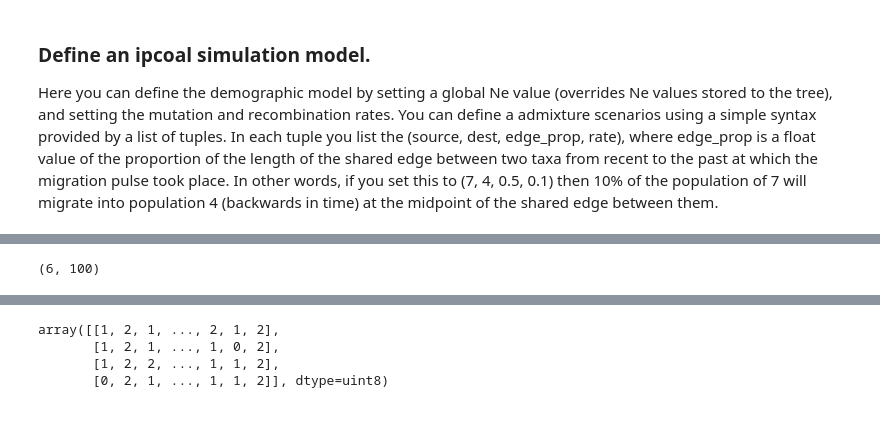
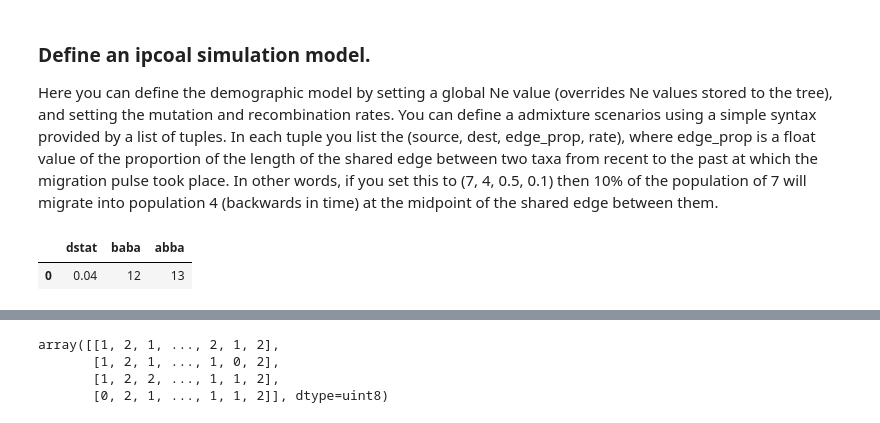
Before and after one commit to pmckenz1/ipcoal, a Jupyter notebook: notebooks/ipcoal-demo.ipynb, the cells around one changed output, grey strips where cells are left out. Cells and saved outputs as stored; diff of their text form; code cells hidden in the pictures.

```diff
--- a/notebooks/ipcoal-demo.ipynb
+++ b/notebooks/ipcoal-demo.ipynb
@@ -69,11 +68,11 @@ model.df
 ### Define a species/population tree
 Node heights should be in units of generations.
 # %%
-# generate a random 6-tip tree with root height of 1M generations
-tree = toytree.rtree.coaltree(6, seed=222).mod.node_scale_root_height(1e6)
+# generate an imbalanced 6-tip tree with root height of 1M generations
+tree = toytree.rtree.imbtree(4, treeheight=5e5)
 
 # draw tree showing idx labels
-tree.draw(tree_style='c');
+tree.draw(tree_style='p', tip_labels=True);
 # %% [output]
 [interactive output not drawn]
 # %% [markdown]
@@ -93,11 +92,12 @@ model.sim_snps(1000)
 # %%
 mats = ipcoal.utils.get_snps_count_matrix(tree, model.seqs)
+# %%
+ipcoal.utils.calculate_dstat(model.seqs, 0, 1, 2, 3)
+# %% [output]
+|  | dstat | baba | abba |
+| 0 | 0.04 | 12 | 13 |
 # %%
 import toyplot
 toyplot.matrix(mats[0], margin=0, width=300);
 # %% [output]
 [interactive output not drawn]
-# %%
-model.seqs.shape
-# %% [output]
-(6, 100)
```
Also changed, not shown: parts of 6 cells of this notebook, 2 other files.
